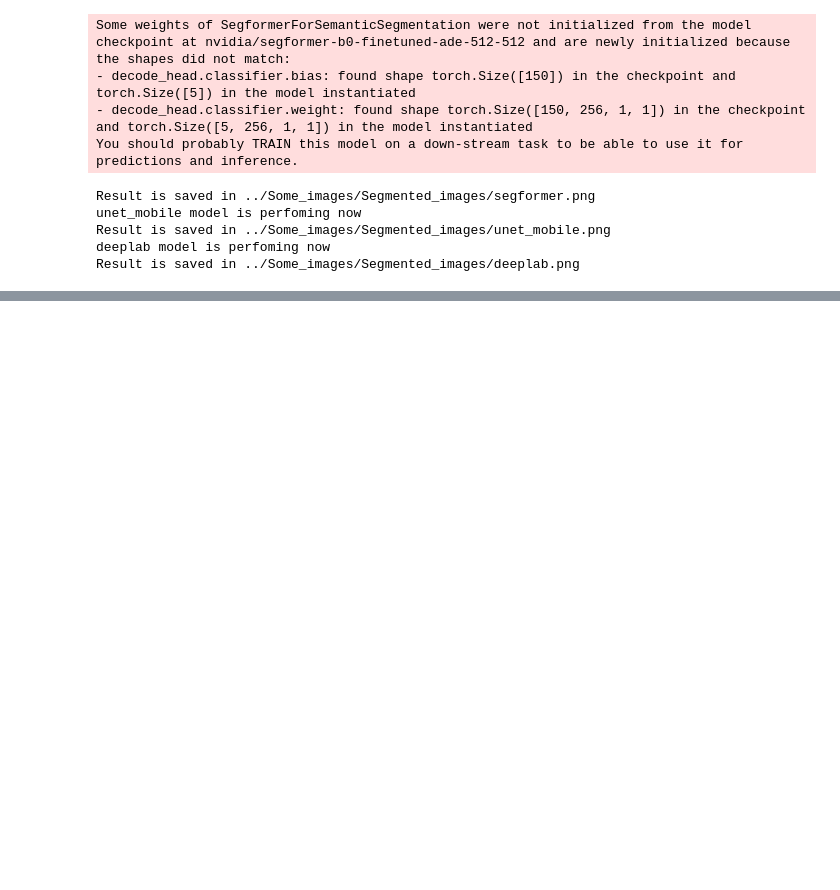
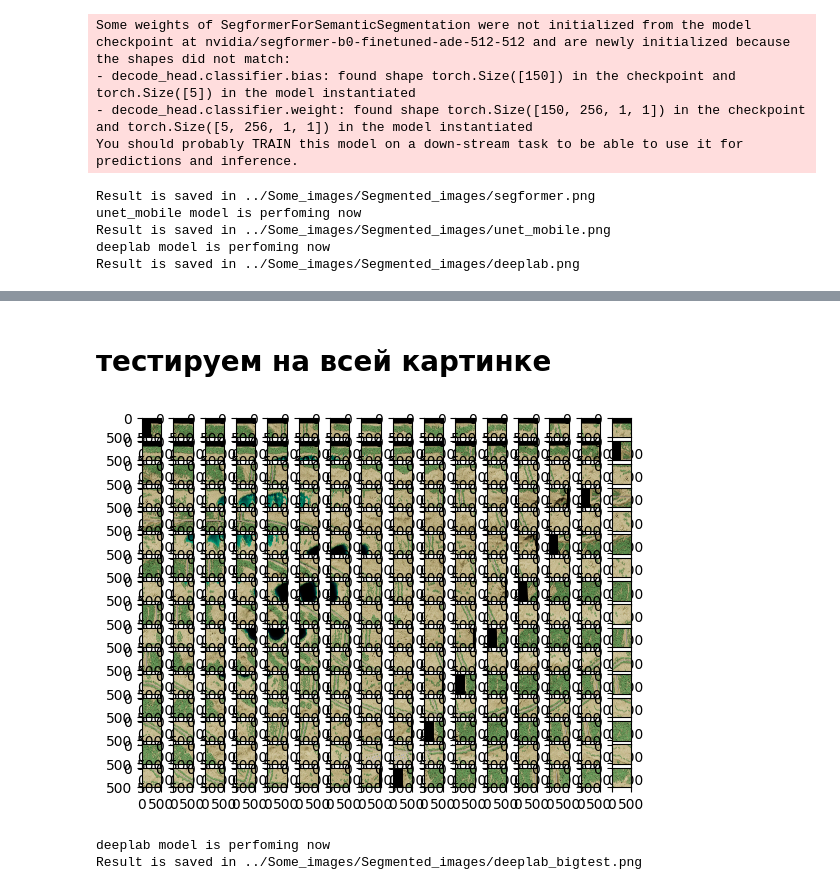
Before and after one commit to EvgeniyMarchuk/BOSK, a Jupyter notebook: notebooks/big_picture_segmentation.ipynb, the cells around one changed output, grey strips where cells are left out. Saved outputs shown, nothing was run; the diff lists cells and outputs as text; code cells hidden in the pictures; blank space fills up the shorter version.

```diff
--- a/notebooks/big_picture_segmentation.ipynb
+++ b/notebooks/big_picture_segmentation.ipynb
@@ -65,0 +117,32 @@ Result is saved in ../Some_images/Segmented_images/deeplab.png
+# %%
+transform = T.Compose([
+    T.Resize((patch_size, patch_size)),
+    T.ToTensor()
+])
+
+model_path = Path("../models/newest_deeplab.pth")
+model_type = "deeplab"
+model = load_model(model_path, model_type)
+segmented_patches = []
+for i in range(4):
+    patch = patches[132+i]
+    patch = Image.fromarray(patch)
+    segmented_patches.append(segment_patch(model, patch, model_type, transform))
+
+result = combine_patches_with_intersection(segmented_patches)
+result_path = Path(f"../Some_images/Segmented_images/{model_type}_test.png")
+plt.imsave(result_path, result)
+# %% [markdown]
+#  тестируем на всей картинке
+# %%
+splits_per_side = 16
+patch_size = np.array(image).shape[0] // splits_per_side
+num_patches = splits_per_side**2
+patches = get_patches_with_intersection(image, num_patches)
+fig, axes = plt.subplots(splits_per_side, splits_per_side)
+for i in range(num_patches):
+    row = i // splits_per_side
+    col = i % splits_per_side
+    axes[row, col].imshow(patches[i])
+# %% [output]
+[figure, added]
@@ -65,0 +159,21 @@ Result is saved in ../Some_images/Segmented_images/deeplab.png
+# %%
+transform = T.Compose([
+    T.Resize((512, 512)),
+    T.ToTensor()
+])
+
+for model_path, model_type in zip(model_paths, model_types):
+    print(f"{model_type} model is perfoming now")
+    model = load_model(model_path, model_type)
+    segmented_patches = {f"{model_type}": []}
+    for patch in patches:
+        patch = Image.fromarray(patch)
+        segmented_patches[f"{model_type}"].append(segment_patch(model, patch, model_type, transform))
+
+    result = combine_patches_with_intersection(segmented_patches[f"{model_type}"])
+    result_path = Path(f"../Some_images/Segmented_images/{model_type}_bigtest.png")
+    plt.imsave(result_path, result)
+    print(f"Result is saved in {result_path}\n")
+# %% [output]
+deeplab model is perfoming now
+Result is saved in ../Some_images/Segmented_images/deeplab_bigtest.png
```
Also changed, not shown: parts of 6 cells of this notebook, 4 other files.
